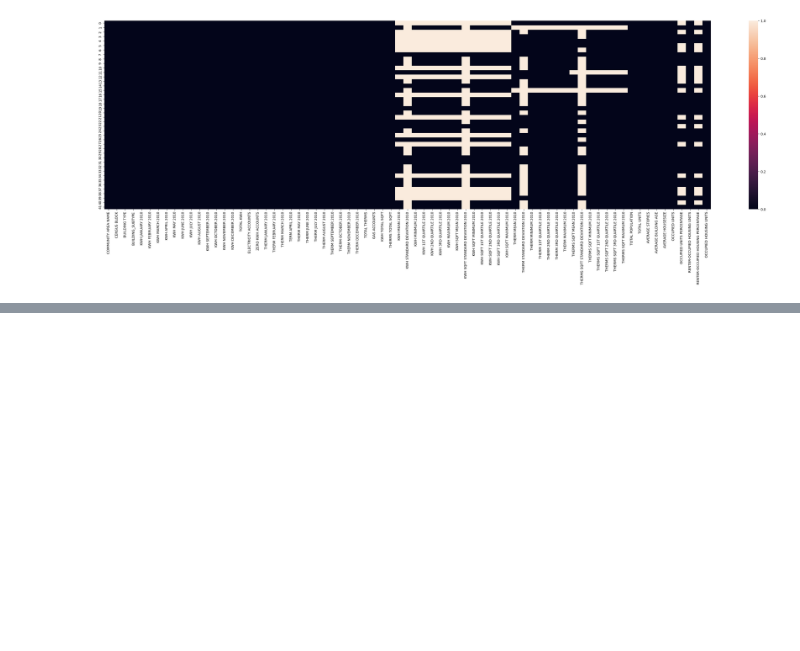
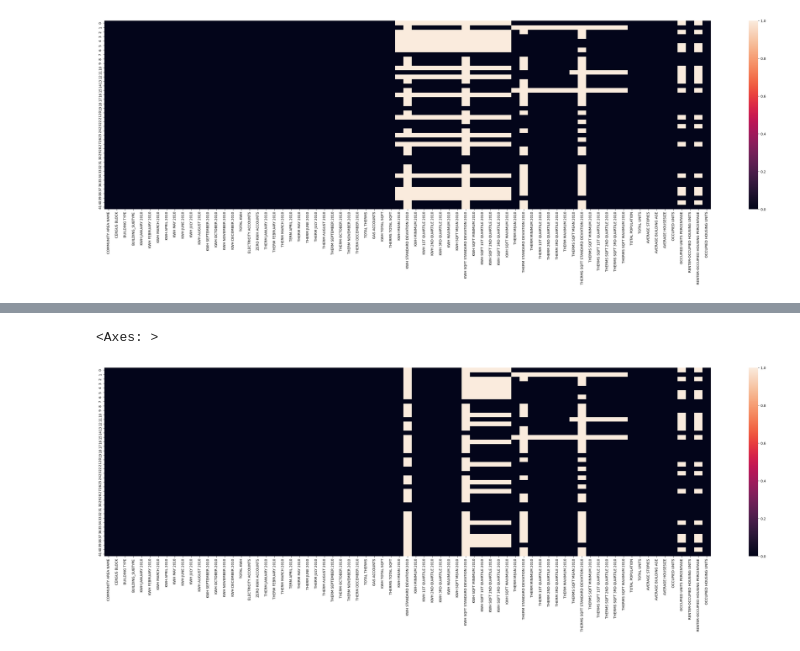
Before and after one commit to Gourav052003/Machine-Learning-Solutions-for-Predicting-Municipal-Waste-Costs-and-Sustainable-Resource-Management, a Jupyter notebook: Energy Usage.ipynb, the cells around one changed output, grey strips where cells are left out. Saved outputs shown, nothing was run; the diff lists cells and outputs as text; code cells hidden in the pictures; blank space fills up the shorter version.

```diff
--- a/Energy Usage.ipynb
+++ b/Energy Usage.ipynb
@@ -178,0 +179,3 @@ sns.heatmap(industrial_energy_usage_df.isnull())
+# %%
+industrial_energy_usage_df.iloc[:,37:43] = industrial_energy_usage_df.iloc[:,37:43].fillna(0)
+industrial_energy_usage_df.iloc[:,37:43].isnull().sum()
@@ -178,0 +190,6 @@ sns.heatmap(industrial_energy_usage_df.isnull())
+# %%
+plt.figure(figsize=(40,10))
+sns.heatmap(industrial_energy_usage_df.isnull())
+# %% [output]
+<Axes: >
+[figure, added]
```
Also changed, not shown: parts of 17 cells of this notebook.
